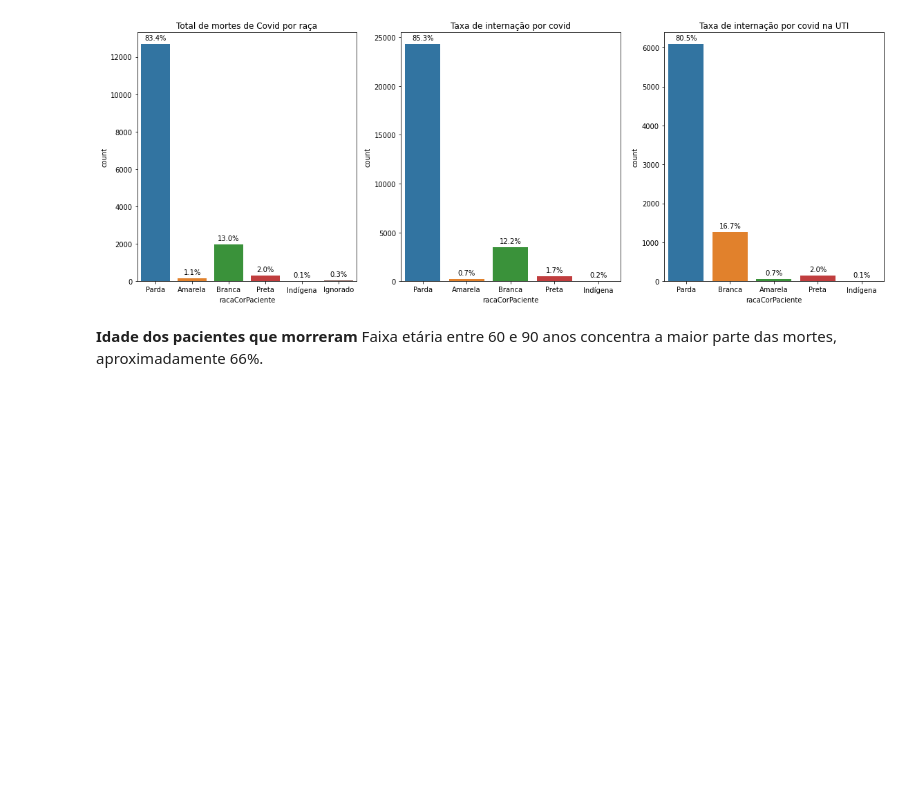
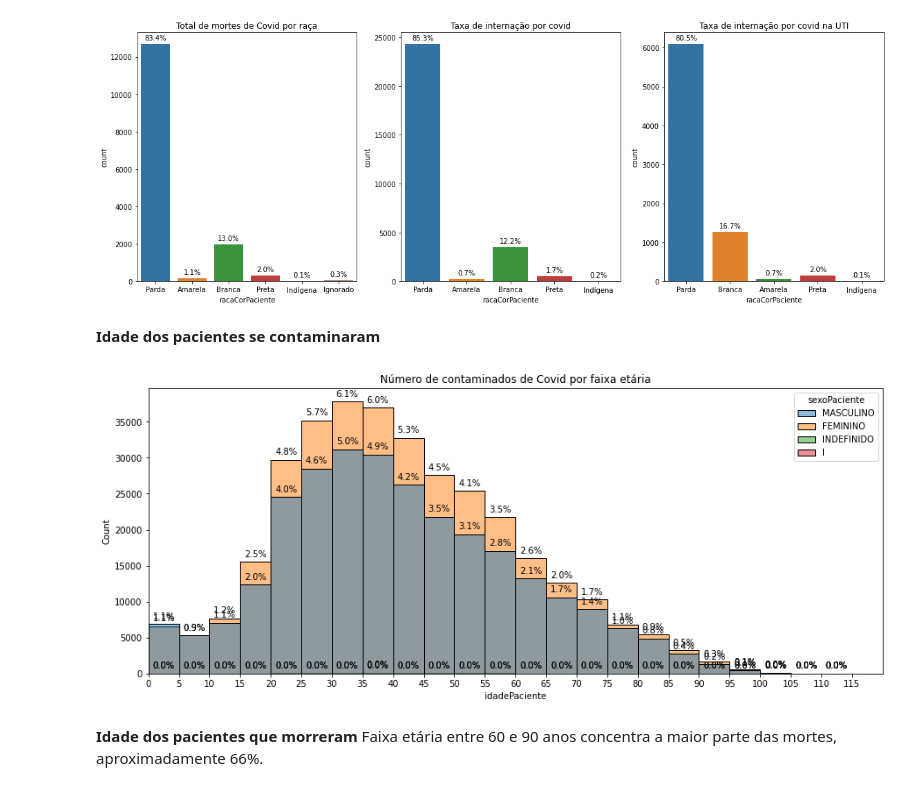
Before and after one commit to softip/projeto_IA368X, a Jupyter notebook: notebooks/E2_Análise_Exploratória.ipynb, the cells around one changed output. Saved outputs shown, nothing was run; the diff lists cells and outputs as text; code cells hidden in the pictures; blank space fills up the shorter version.

```diff
--- a/notebooks/E2_Análise_Exploratória.ipynb
+++ b/notebooks/E2_Análise_Exploratória.ipynb
@@ -273,6 +300,18 @@ anotarColunasPorcentagem(splot, True)
 fig.subplots_adjust(left=0, bottom=0, right=1, top=1)
 # %% [output]
 [figure]
+# %% [markdown]
+**Idade dos pacientes se contaminaram**
+# %%
+#Mostrando a faixa etária das mortes por Covid
+fig = plt.figure(figsize=(15,6))
+g = sns.histplot(x="idadePaciente", data=dfTotal[dfTotal.resultadoFinalExame.str.lower() == 'positivo'], hue="sexoPaciente", bins=range(0,120,5))
+g.set_xlim(0,120)
+g.set_title("Número de contaminados de Covid por faixa etária")
+g.set_xticks(range(0,120,5))
+anotarColunasPorcentagem(g, True)
+# %% [output]
+[figure, added]
 # %% [markdown]
 **Idade dos pacientes que morreram** Faixa etária entre 60 e 90 anos concentra a maior parte das mortes, aproximadamente 66%.
 # %%
```
Also changed, not shown: parts of 8 cells of this notebook.
